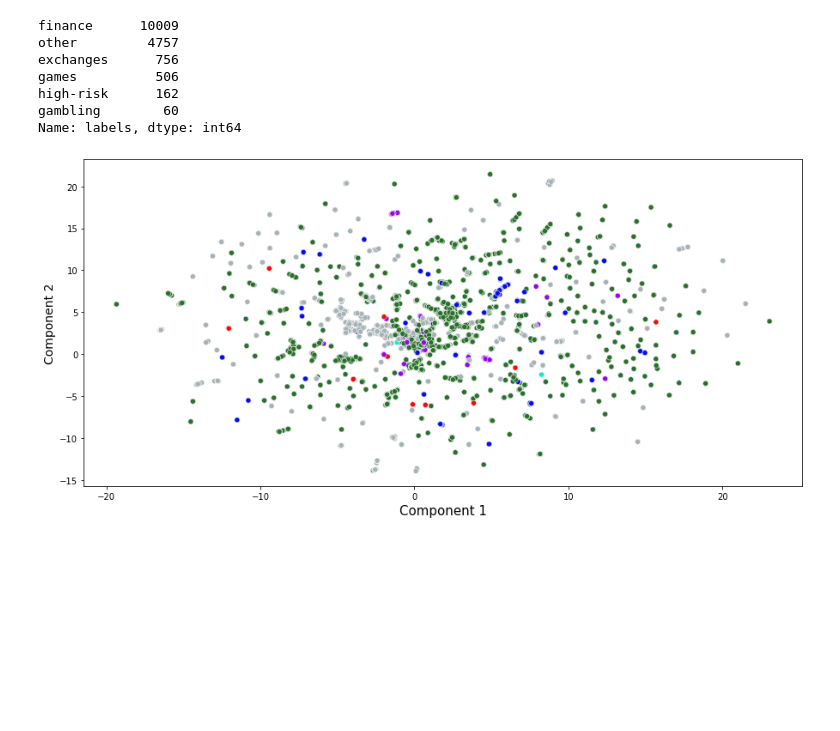
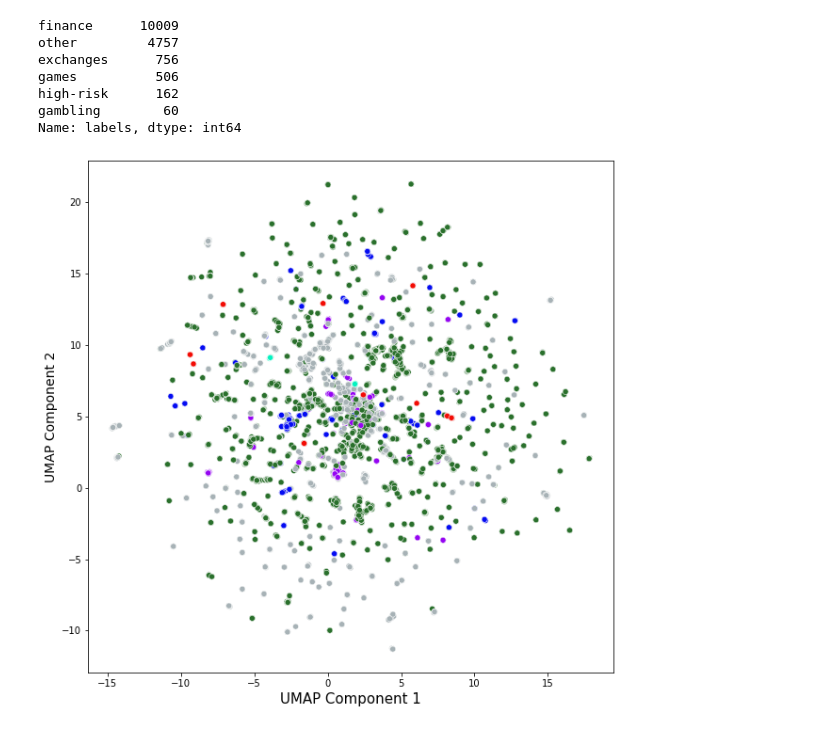
Before and after one commit to QuantLet/USC, a Jupyter notebook: SC-classification/SC-classification-plot.ipynb, the cells around one changed output. Saved outputs shown, nothing was run; the diff lists cells and outputs as text; code cells hidden in the pictures; blank space fills up the shorter version.

Commit message:
square the plots, rerun stuff - new plots

```diff
--- a/SC-classification/SC-classification-plot.ipynb
+++ b/SC-classification/SC-classification-plot.ipynb
@@ -73,12 +84,11 @@ high-risk      162
 gambling        60
 Name: labels, dtype: int64
 # %%
-
 # Visualize clusters
-fig, ax = plt.subplots(figsize=(15, 7))
+fig, ax = plt.subplots(figsize=(10, 10))
 sns.scatterplot(result.x, result.y, c=result.labels.map(color_map))
-plt.xlabel("Component 1", fontsize=15)
-plt.ylabel("Component 2", fontsize=14)
+plt.xlabel("UMAP Component 1", fontsize=15)
+plt.ylabel("UMAP Component 2", fontsize=14)
 plt.savefig(f"drive/MyDrive/Colab Notebooks/IRTG/Smart_contracts_paper/USC/SC-classification/unlabelled_classified.png", transparent=True)
 # %% [output]
-[figure, old version]
+[figure, new version]
```
Also changed, not shown: parts of 1 cell of this notebook, 58 other files.
